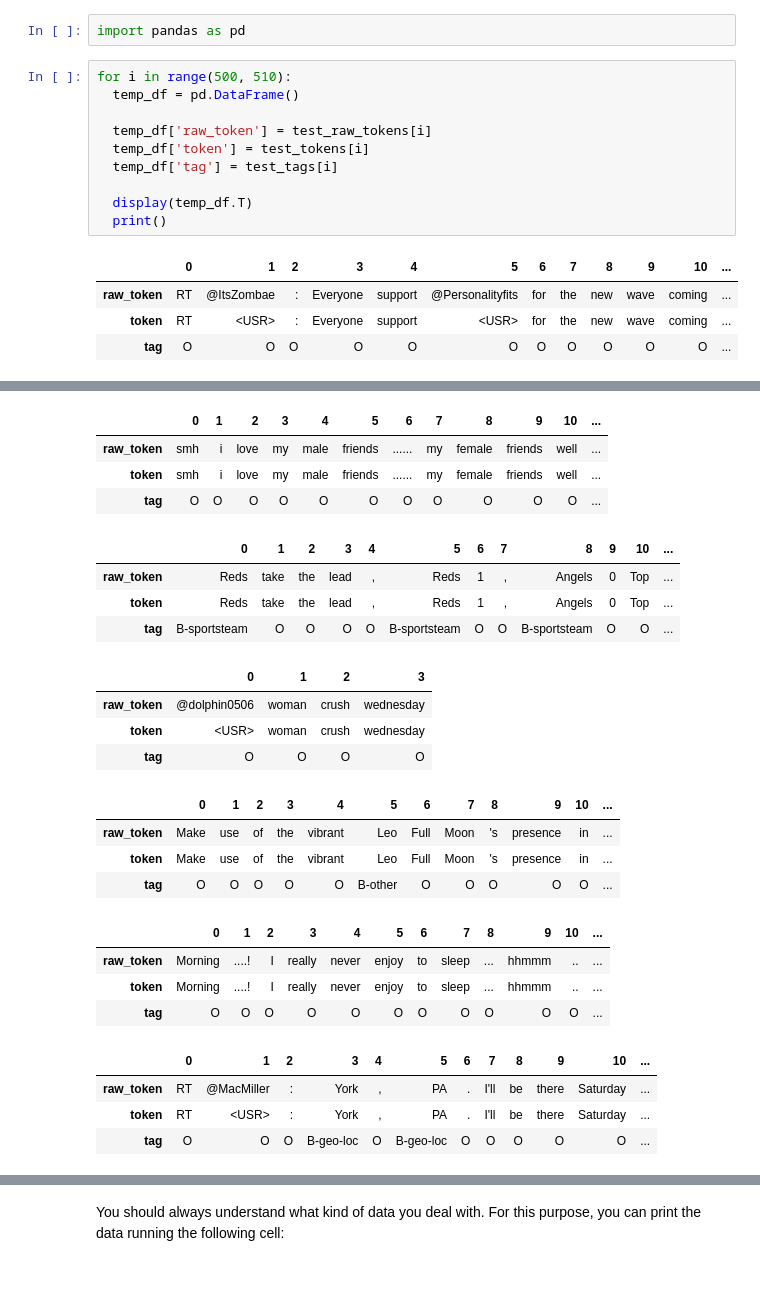
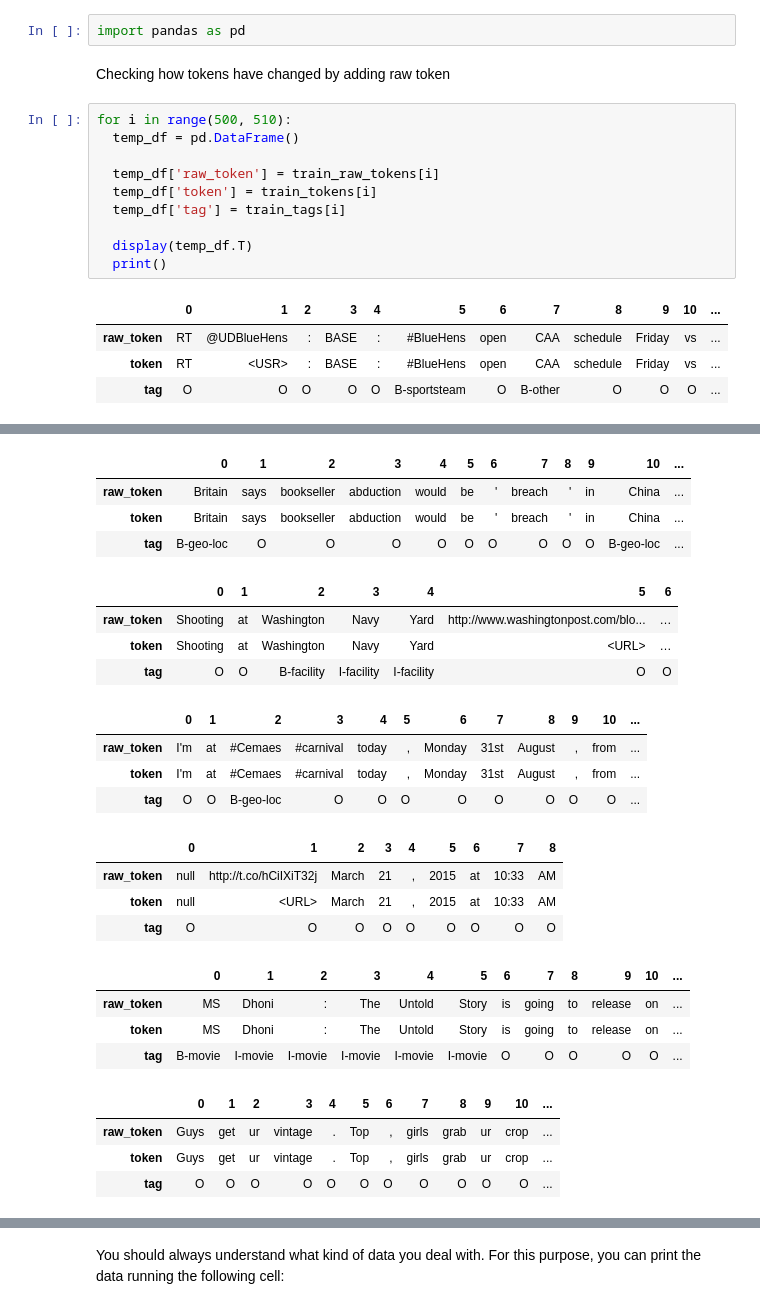
Before and after one commit to virajpai/natural-language-processing, a Jupyter notebook: week2/week2-NER.ipynb, the cells around one changed output, grey strips where cells are left out. Saved outputs shown, nothing was run; the diff lists cells and outputs as text; blank space fills up the shorter version.

```diff
--- a/week2/week2-NER.ipynb
+++ b/week2/week2-NER.ipynb
@@ -123,19 +123,21 @@ validation_raw_tokens, validation_tokens, validation_tags = read_data('data/vali
 test_raw_tokens, test_tokens, test_tags = read_data('data/test.txt')
 # %%
 import pandas as pd
+# %% [markdown]
+Checking how tokens have changed by adding raw token
 # %%
 for i in range(500, 510):
   temp_df = pd.DataFrame()
 
-  temp_df['raw_token'] = test_raw_tokens[i]
-  temp_df['token'] = test_tokens[i]
-  temp_df['tag'] = test_tags[i]
+  temp_df['raw_token'] = train_raw_tokens[i]
+  temp_df['token'] = train_tokens[i]
+  temp_df['tag'] = train_tags[i]
 
   display(temp_df.T)
   print()
 # %% [output]
 |  | 0 | 1 | 2 | 3 | 4 | 5 | 6 | 7 | 8 | 9 | 10 | ... |
-| raw_token | RT | @ItsZombae | : | Everyone | support | @Personalityfits | for | the | new | wave | coming | ... |
-| token | RT | <USR> | : | Everyone | support | <USR> | for | the | new | wave | coming | ... |
-| tag | O | O | O | O | O | O | O | O | O | O | O | ... |
+| raw_token | RT | @UDBlueHens | : | BASE | : | #BlueHens | open | CAA | schedule | Friday | vs | ... |
+| token | RT | <USR> | : | BASE | : | #BlueHens | open | CAA | schedule | Friday | vs | ... |
+| tag | O | O | O | O | O | B-sportsteam | O | B-other | O | O | O | ... |
 |  | 0 | 1 | 2 | 3 | 4 | 5 | 6 | 7 | 8 | 9 | 10 | ... |
@@ -145,25 +147,25 @@ for i in range(500, 510):
 |  | 0 | 1 | 2 | 3 | 4 | 5 | 6 | 7 | 8 | 9 | 10 | ... |
-| raw_token | smh | i | love | my | male | friends | ...... | my | female | friends | well | ... |
-| token | smh | i | love | my | male | friends | ...... | my | female | friends | well | ... |
-| tag | O | O | O | O | O | O | O | O | O | O | O | ... |
+| raw_token | Britain | says | bookseller | abduction | would | be | ' | breach | ' | in | China | ... |
+| token | Britain | says | bookseller | abduction | would | be | ' | breach | ' | in | China | ... |
+| tag | B-geo-loc | O | O | O | O | O | O | O | O | O | B-geo-loc | ... |
-|  | 0 | 1 | 2 | 3 | 4 | 5 | 6 | 7 | 8 | 9 | 10 | ... |
-| raw_token | Reds | take | the | lead | , | Reds | 1 | , | Angels | 0 | Top | ... |
-| token | Reds | take | the | lead | , | Reds | 1 | , | Angels | 0 | Top | ... |
-| tag | B-sportsteam | O | O | O | O | B-sportsteam | O | O | B-sportsteam | O | O | ... |
+|  | 0 | 1 | 2 | 3 | 4 | 5 | 6 |
+| raw_token | Shooting | at | Washington | Navy | Yard | http://www.washingtonpost.com/blo... | … |
+| token | Shooting | at | Washington | Navy | Yard | <URL> | … |
+| tag | O | O | B-facility | I-facility | I-facility | O | O |
-|  | 0 | 1 | 2 | 3 |
-| raw_token | @dolphin0506 | woman | crush | wednesday |
-| token | <USR> | woman | crush | wednesday |
-| tag | O | O | O | O |
+|  | 0 | 1 | 2 | 3 | 4 | 5 | 6 | 7 | 8 | 9 | 10 | ... |
+| raw_token | I'm | at | #Cemaes | #carnival | today | , | Monday | 31st | August | , | from | ... |
+| token | I'm | at | #Cemaes | #carnival | today | , | Monday | 31st | August | , | from | ... |
+| tag | O | O | B-geo-loc | O | O | O | O | O | O | O | O | ... |
-|  | 0 | 1 | 2 | 3 | 4 | 5 | 6 | 7 | 8 | 9 | 10 | ... |
-| raw_token | Make | use | of | the | vibrant | Leo | Full | Moon | 's | presence | in | ... |
-| token | Make | use | of | the | vibrant | Leo | Full | Moon | 's | presence | in | ... |
-| tag | O | O | O | O | O | B-other | O | O | O | O | O | ... |
+|  | 0 | 1 | 2 | 3 | 4 | 5 | 6 | 7 | 8 |
+| raw_token | null | http://t.co/hCiIXiT32j | March | 21 | , | 2015 | at | 10:33 | AM |
+| token | null | <URL> | March | 21 | , | 2015 | at | 10:33 | AM |
+| tag | O | O | O | O | O | O | O | O | O |
 |  | 0 | 1 | 2 | 3 | 4 | 5 | 6 | 7 | 8 | 9 | 10 | ... |
-| raw_token | Morning | ....! | I | really | never | enjoy | to | sleep | ... | hhmmm | .. | ... |
-| token | Morning | ....! | I | really | never | enjoy | to | sleep | ... | hhmmm | .. | ... |
-| tag | O | O | O | O | O | O | O | O | O | O | O | ... |
+| raw_token | MS | Dhoni | : | The | Untold | Story | is | going | to | release | on | ... |
+| token | MS | Dhoni | : | The | Untold | Story | is | going | to | release | on | ... |
+| tag | B-movie | I-movie | I-movie | I-movie | I-movie | I-movie | O | O | O | O | O | ... |
 |  | 0 | 1 | 2 | 3 | 4 | 5 | 6 | 7 | 8 | 9 | 10 | ... |
-| raw_token | RT | @MacMiller | : | York | , | PA | . | I'll | be | there | Saturday | ... |
-| token | RT | <USR> | : | York | , | PA | . | I'll | be | there | Saturday | ... |
-| tag | O | O | O | B-geo-loc | O | B-geo-loc | O | O | O | O | O | ... |
+| raw_token | Guys | get | ur | vintage | . | Top | , | girls | grab | ur | crop | ... |
+| token | Guys | get | ur | vintage | . | Top | , | girls | grab | ur | crop | ... |
+| tag | O | O | O | O | O | O | O | O | O | O | O | ... |
 |  | 0 | 1 | 2 | 3 | 4 | 5 | 6 | 7 | 8 | 9 | 10 | ... |
```
Also changed, not shown: parts of 7 cells of this notebook.
